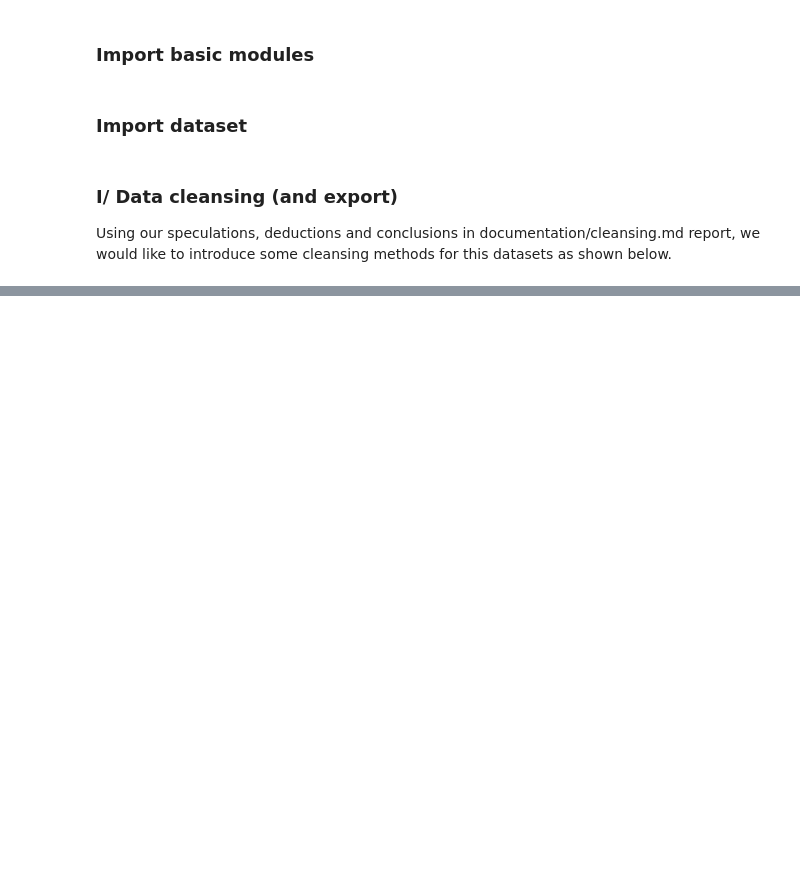
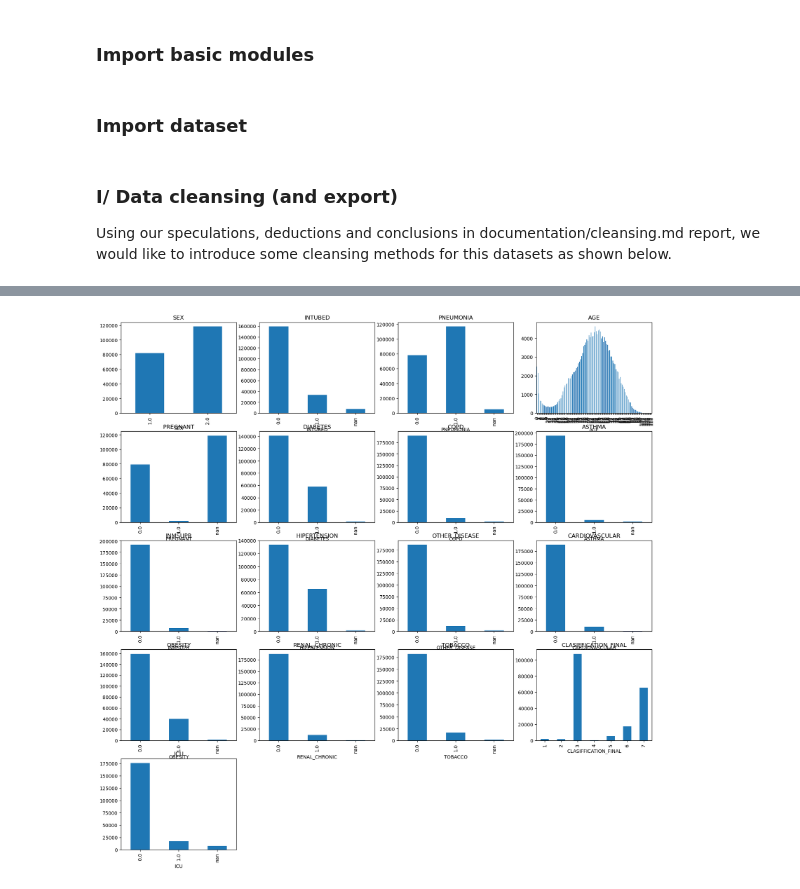
Before and after one commit to linhmai1609/CO7093_Big-Data_Coursework, a Jupyter notebook: main.ipynb, the cells around one changed output, grey strips where cells are left out. Cells and saved outputs as stored; diff of their text form; code cells hidden in the pictures; blank space fills up the shorter version.

```diff
--- a/main.ipynb
+++ b/main.ipynb
@@ -21,0 +80,6 @@ df.to_csv('data/Dataset_revised.csv', index=False)
+# %%
+import modules.analytics_helper as ah
+
+ah.plot_multiple_metrics(df=df, columns=new_column_list, figsize=(20, 20))
+# %% [output]
+[figure, added]
```
Also changed, not shown: parts of 8 cells of this notebook, 5 other files.
